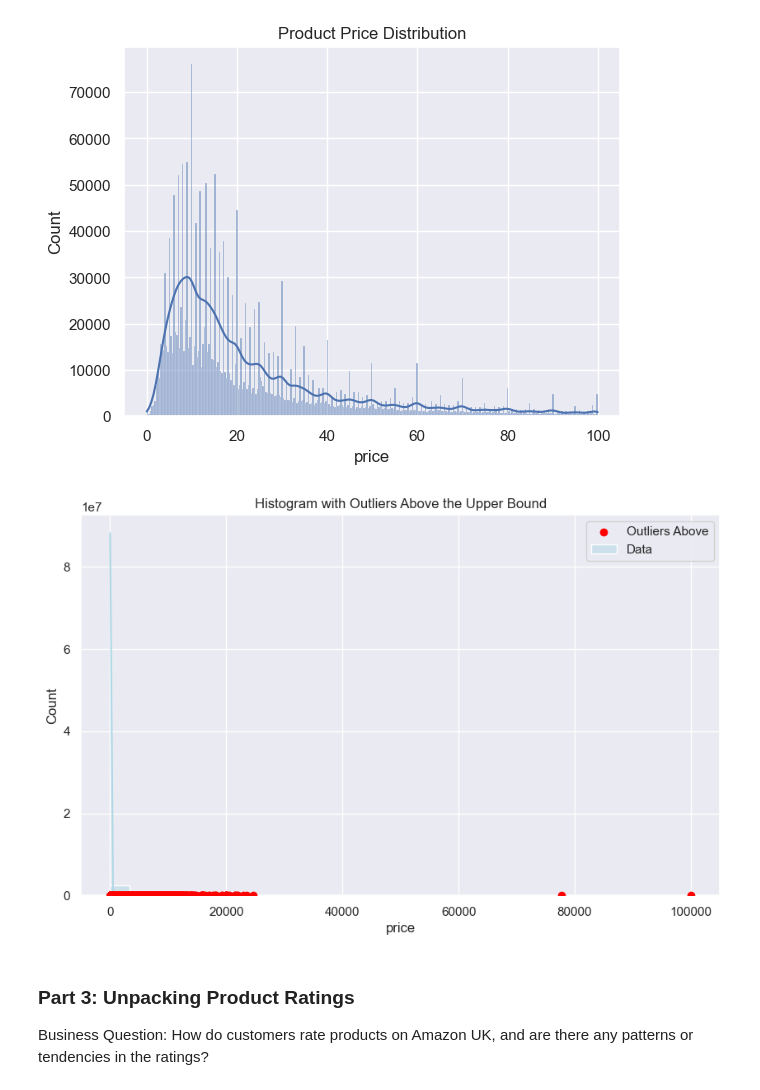
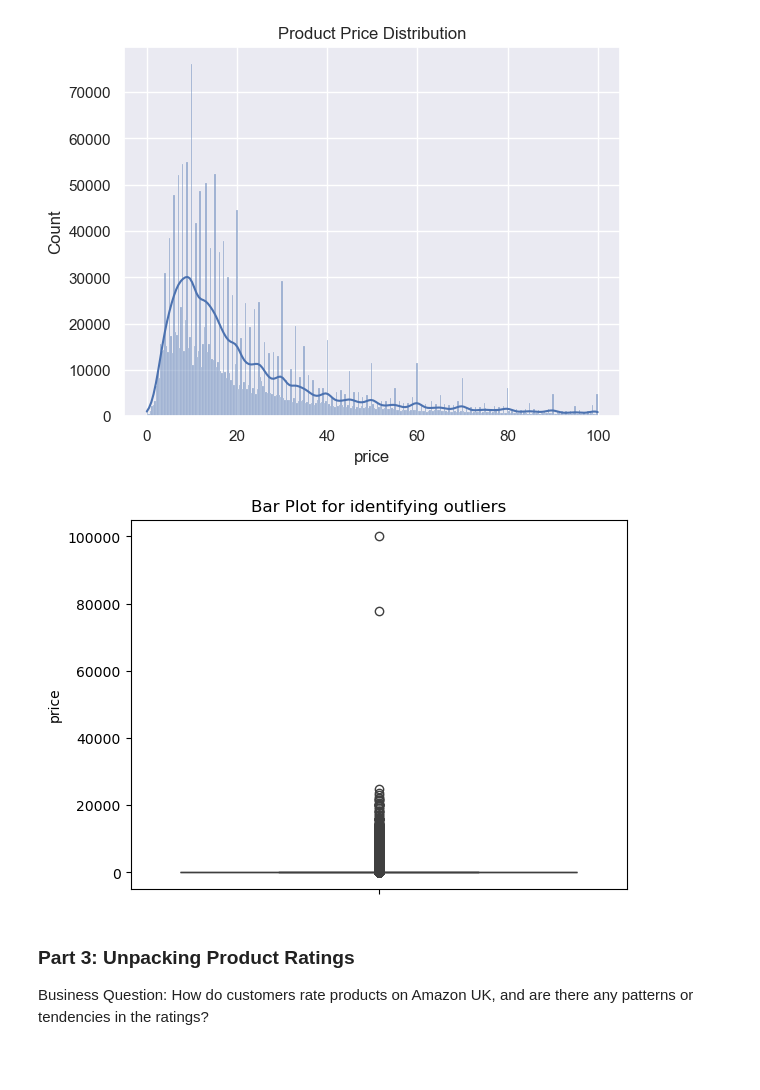
Before and after one commit to martaverfer/lab-eda-univariate, a Jupyter notebook: main.ipynb, the cells around one changed output. Drawn from its saved outputs; the diff is of its cells as text; code cells hidden in the pictures; blank space fills up the shorter version.

Commit message:
Added a Bar plot for identifying outliers

```diff
--- a/main.ipynb
+++ b/main.ipynb
@@ -279,37 +279,14 @@ plt.show()
 [figure]
 # %%
 # The hitogram is showing us that most of the prices are between 5 and 10 pounds
-# %%
-# Step 1: Calculate IQR (Interquartile Range)
-Q1 = record_set_df["price"].quantile(0.25)  # First quartile (25th percentile)
-Q3 = record_set_df["price"].quantile(0.75)  # Third quartile (75th percentile)
-IQR = Q3 - Q1
-
-# Step 2: Calculate the upper and lower bounds for outliers
-lower_bound = Q1 - 1.5 * IQR
-upper_bound = Q3 + 1.5 * IQR
-
-# Step 3: Identify the outliers above the upper bound
-outliers_above = record_set_df[record_set_df["price"] > upper_bound]
-
-# Step 4: Plot the data with outliers above the upper bound
-plt.figure(figsize=(10, 6))
-
-# Plot the data (histogram + KDE curve)
-sns.histplot(record_set_df["price"], kde=True, color='lightblue', label='Data', bins=30)
-
-# Plot the outliers (above upper bound) on the same plot (scatter in red)
-# Use plt.scatter to plot outliers as individual red points
-plt.scatter(outliers_above["price"], np.zeros_like(outliers_above["price"]), color='red', label='Outliers Above', zorder=5)
-
-# Add legend and title
-plt.legend()
-plt.title('Histogram with Outliers Above the Upper Bound')
-
-# Show the plot
-plt.show()
-# %% [output]
-[figure, removed]
+# %%
+sns.boxplot(data=record_set_df["price"])
+# Title
+plt.title('Bar Plot for identifying outliers')
+
+plt.show()
+# %% [output]
+[figure, added]
 # %%
 # The outliers are far away from the most common values
 # %% [markdown]
```
